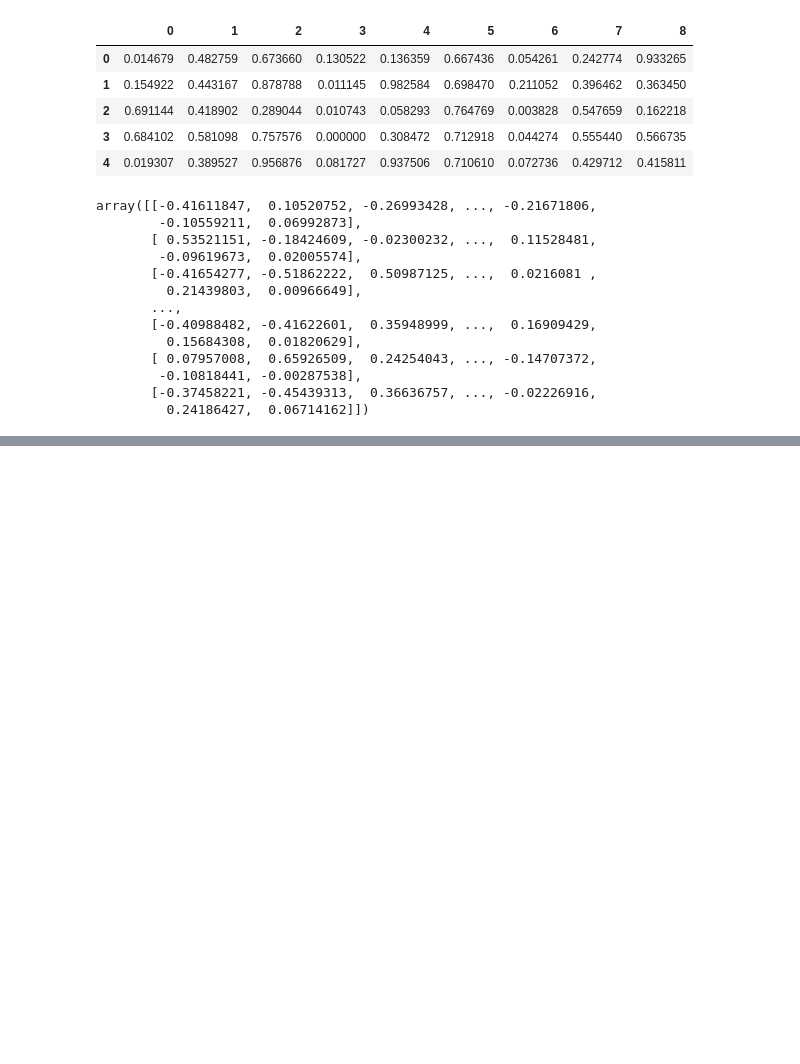
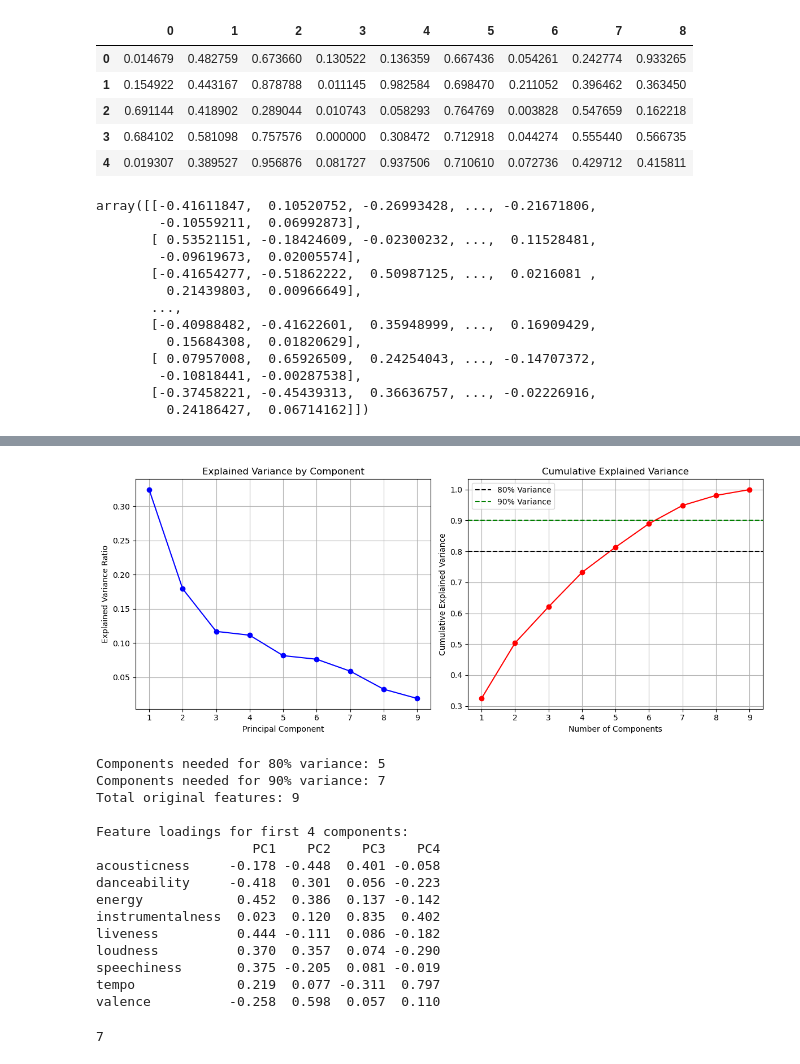
Before and after one commit to ankurgoyal9/aiml, a Jupyter notebook: 02 Machine Learning/Project/Cohort of Songs/Cohort of Songs.ipynb, the cells around one changed output, grey strips where cells are left out. Cells and saved outputs as stored; diff of their text form; code cells hidden in the pictures; blank space fills up the shorter version.

```diff
--- a/02 Machine Learning/Project/Cohort of Songs/Cohort of Songs.ipynb
+++ b/02 Machine Learning/Project/Cohort of Songs/Cohort of Songs.ipynb
@@ -407,0 +408,77 @@ array([0.38486743, 0.18267241, 0.16165567, 0.09503082, 0.06657296,
+# %%
+from sklearn.preprocessing import StandardScaler
+from sklearn.metrics import silhouette_score
+# Prepare data for PCA
+features_for_clustering = ['acousticness', 'danceability', 'energy', 'instrumentalness',
+                          'liveness', 'loudness', 'speechiness', 'tempo', 'valence']
+
+# Standardize the features
+scaler = StandardScaler()
+scaled_features = scaler.fit_transform(df[features_for_clustering])
+
+# Apply PCA
+pca = PCA()
+pca_result = pca.fit_transform(scaled_features)
+
+# Plot explained variance
+plt.figure(figsize=(12, 5))
+
+plt.subplot(1, 2, 1)
+plt.plot(range(1, len(pca.explained_variance_ratio_) + 1),
+         pca.explained_variance_ratio_, 'bo-')
+plt.xlabel('Principal Component')
+plt.ylabel('Explained Variance Ratio')
+plt.title('Explained Variance by Component')
+plt.grid(True)
+
+plt.subplot(1, 2, 2)
+cumsum = np.cumsum(pca.explained_variance_ratio_)
+plt.plot(range(1, len(cumsum) + 1), cumsum, 'ro-')
+plt.axhline(y=0.8, color='k', linestyle='--', label='80% Variance')
+plt.axhline(y=0.9, color='g', linestyle='--', label='90% Variance')
+plt.xlabel('Number of Components')
+plt.ylabel('Cumulative Explained Variance')
+plt.title('Cumulative Explained Variance')
+plt.legend()
+plt.grid(True)
+
+plt.tight_layout()
+plt.show()
+
+# Print insights
+n_components_80 = np.argmax(cumsum >= 0.8) + 1
+n_components_90 = np.argmax(cumsum >= 0.9) + 1
+
+print(f"Components needed for 80% variance: {n_components_80}")
+print(f"Components needed for 90% variance: {n_components_90}")
+print(f"Total original features: {len(features_for_clustering)}")
+
+# Show feature loadings for first few components
+components_df = pd.DataFrame(
+    pca.components_[:4].T,
+    columns=[f'PC{i+1}' for i in range(4)],
+    index=features_for_clustering
+)
+print("\nFeature loadings for first 4 components:")
+print(components_df.round(3))
+# %% [output]
+[figure, added]
+Components needed for 80% variance: 5
+Components needed for 90% variance: 7
+Total original features: 9
+
+Feature loadings for first 4 components:
+                    PC1    PC2    PC3    PC4
+acousticness     -0.178 -0.448  0.401 -0.058
+danceability     -0.418  0.301  0.056 -0.223
+energy            0.452  0.386  0.137 -0.142
+instrumentalness  0.023  0.120  0.835  0.402
+liveness          0.444 -0.111  0.086 -0.182
+loudness          0.370  0.357  0.074 -0.290
+speechiness       0.375 -0.205  0.081 -0.019
+tempo             0.219  0.077 -0.311  0.797
+valence          -0.258  0.598  0.057  0.110
+# %%
+n_components_90
+# %% [output]
+7
```
Also changed, not shown: parts of 10 cells of this notebook.
